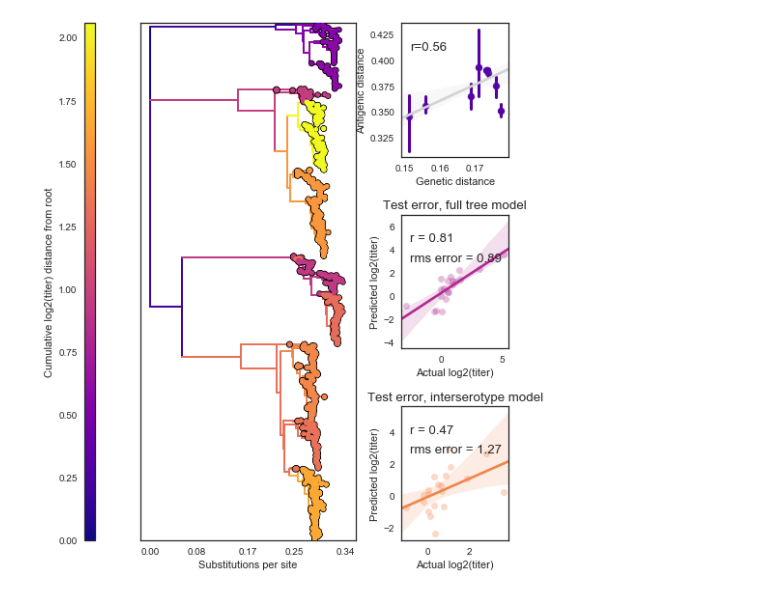
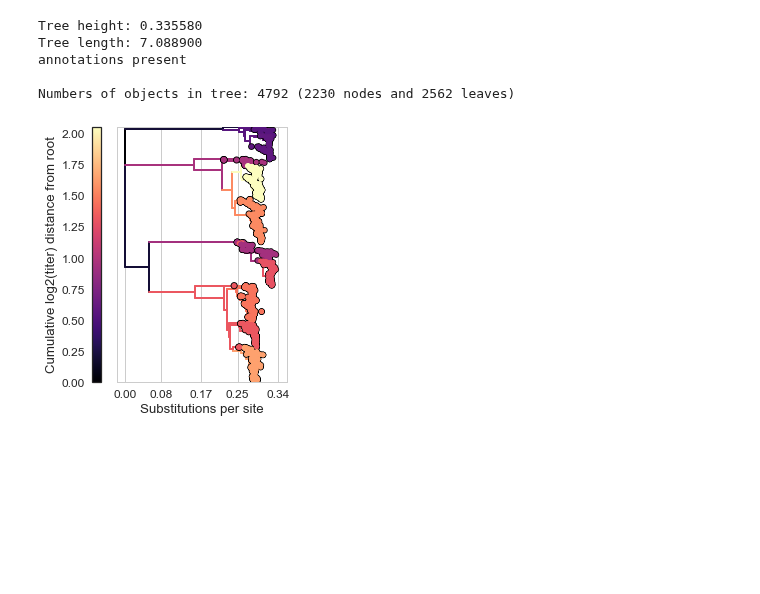
Before and after one commit to blab/dengue-antigenic-dynamics, a Jupyter notebook: figures/antigenic_tree.ipynb, the cells around one changed output. Saved outputs shown, nothing was run; the diff lists cells and outputs as text; code cells hidden in the pictures; blank space fills up the shorter version.

Commit message:
Separate out antigenic tree figure

```diff
--- a/figures/antigenic_tree.ipynb
+++ b/figures/antigenic_tree.ipynb
@@ -71,0 +16,12 @@ except:
+# %%
+out_path = './png/'
+colors = pickle.load(open('./colors.p', 'r'))
+
+all_tree_file = '../data/augur-output/dengue_allBranchEffects_tree.json'
+all_tree = bt.loadJSON(all_tree_file, {'name': 'strain', 'height': 'xvalue'})
+# %% [output]
+Tree height: 0.335580
+Tree length: 7.088900
+annotations present
+
+Numbers of objects in tree: 4792 (2230 nodes and 2562 leaves)
@@ -136,27 +86,10 @@ def plot_geno_pheno(foo, ax):
-# %%
-fig = plt.figure(figsize=(7.5, 8.25))
-gs = gridspec.GridSpec(3,3, width_ratios=[0.1,2,1])
-sns.set_palette('plasma')
-
-cax = plt.subplot(gs[:,0])
-allEffects_tree_ax = plt.subplot(gs[:,1])
-geno_pheno_ax = plt.subplot(gs[0,-1])
-allEffects_err_ax = plt.subplot(gs[1,-1])
-interseroEffects_err_ax = plt.subplot(gs[2,-1])
-
-sns.set(style='white', font_scale=1.3)
-plot_tree(all_tree, ax=allEffects_tree_ax, cax=cax, cmap=cmap)
-
-sns.set(style='whitegrid', font_scale=1.1)
-plot_geno_pheno(geno_pheno_df, geno_pheno_ax)
-
-plot_performance(allEffects_err, allEffects_err_ax, c=all_effects_color)
-allEffects_err_ax.set_title('Test error, full tree model')
-
-plot_performance(interseroEffects_err, interseroEffects_err_ax, c=interserotype_effects_color)
-interseroEffects_err_ax.set_title('Test error, interserotype model')
-
-plt.tight_layout(h_pad=1.08, w_pad=0.5)
-plt.show()
-# %% [output]
-[figure, removed]
+# %%
+sns.set(style='whitegrid', font_scale=1.2, palette=colors['cmap'])
+cmap = plt.get_cmap(colors['cmap'])
+fig, (cax, ax) = plt.subplots(nrows=1, ncols=2, figsize=(7.5/2, 8.75/2), gridspec_kw={'width_ratios': (0.05, 1.)}) # quarter page
+
+plot_tree(all_tree, ax=ax, cax=cax, cmap=cmap)
+plt.tight_layout()#h_pad=1.08, w_pad=0.5)
+plt.show()
+# %% [output]
+[figure, added]
```
Also changed, not shown: parts of 6 cells of this notebook.
